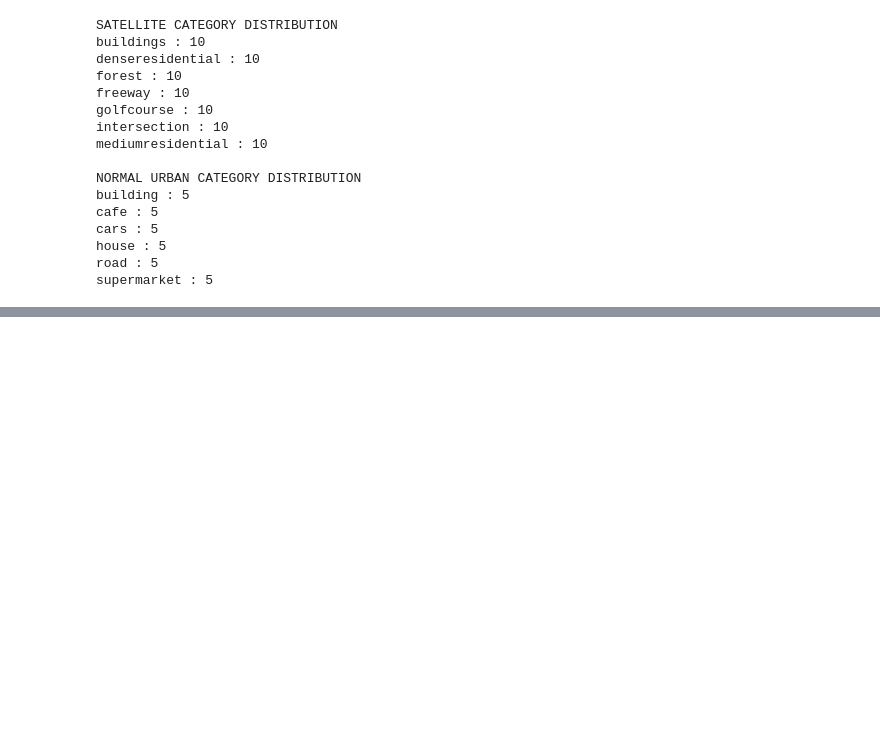
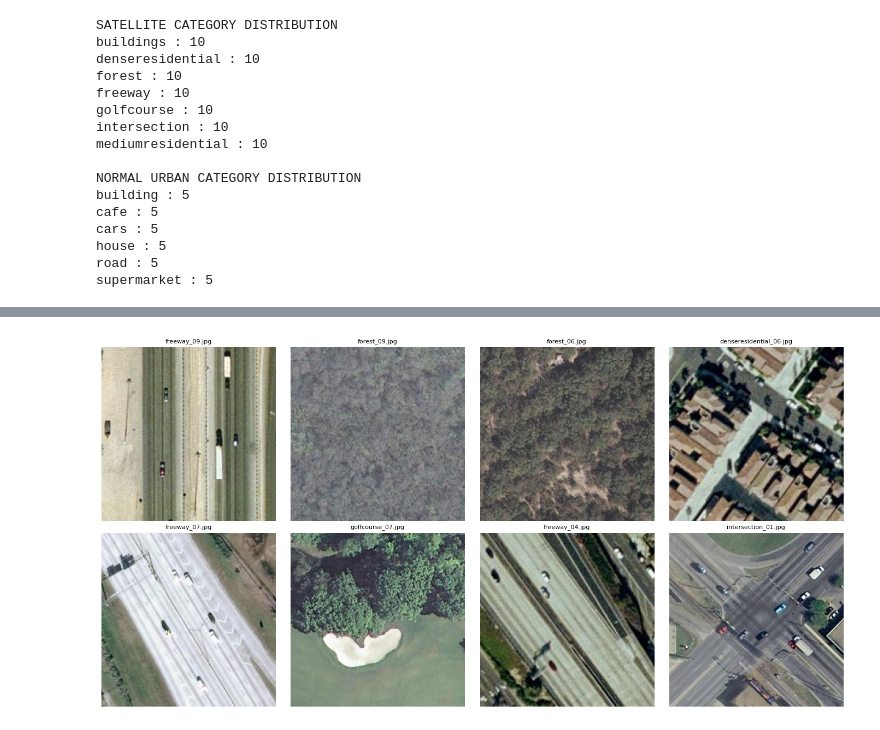
Before and after one commit to vikramsimha2510/VLM, a Jupyter notebook: NITPY.ipynb, the cells around one changed output, grey strips where cells are left out. Drawn from its saved outputs; the diff is of its cells as text; code cells hidden in the pictures; blank space fills up the shorter version.

```diff
--- a/NITPY.ipynb
+++ b/NITPY.ipynb
@@ -84,0 +154,19 @@ supermarket : 5
+# %%
+
+import matplotlib.pyplot as plt
+from PIL import Image
+
+sample_images = satellite_images[:8]
+
+fig, axes = plt.subplots(2, 4, figsize=(14, 7))
+
+for ax, path in zip(axes.flat, sample_images):
+    img = Image.open(path).convert("RGB")
+    ax.imshow(img)
+    ax.set_title(path.name, fontsize=8)
+    ax.axis("off")
+
+plt.tight_layout()
+plt.show()
+# %% [output]
+[figure, added]
```
Also changed, not shown: parts of 8 cells of this notebook.
